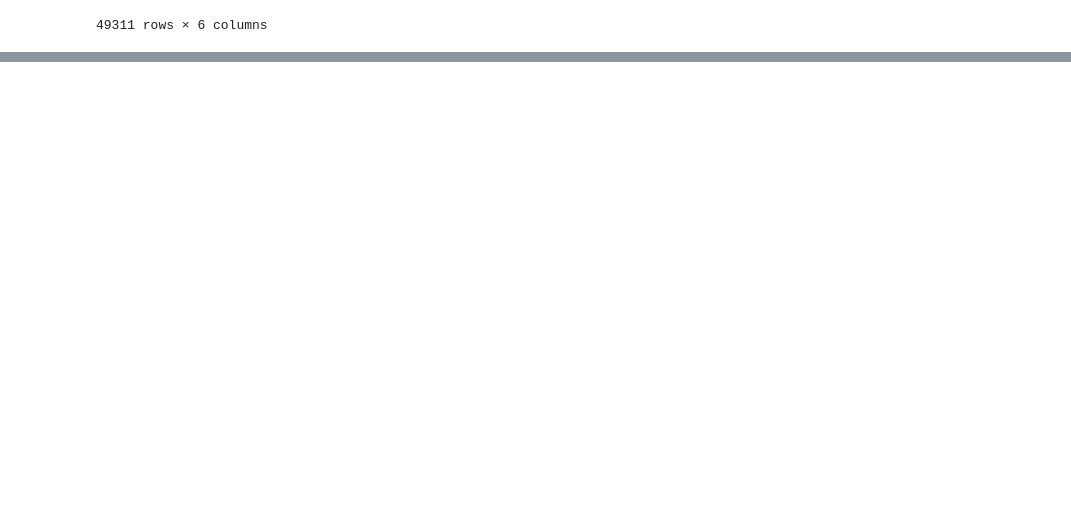
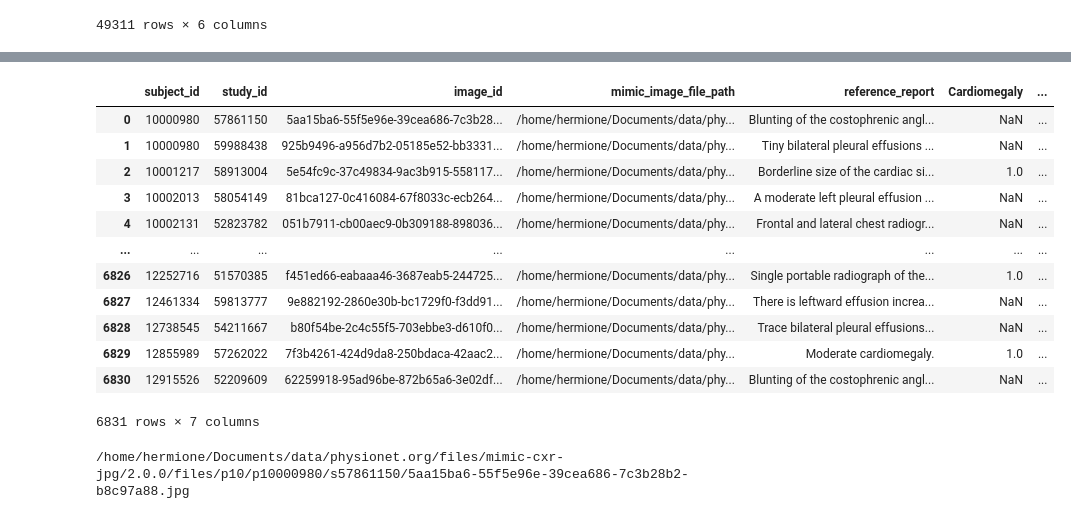
Before and after one commit to hermionewarr/rgrg_pretrained, a Jupyter notebook: src/dataset/create_datasubset.ipynb, the cells around one changed output, grey strips where cells are left out. Cells and saved outputs as stored; diff of their text form; code cells hidden in the pictures; blank space fills up the shorter version.

```diff
--- a/src/dataset/create_datasubset.ipynb
+++ b/src/dataset/create_datasubset.ipynb
@@ -227,0 +433,3 @@ There is also fullness of the right hilum which is new. . The heart size is top
+# %%
+final = pd.read_csv("/home/hermione/Documents/data/rgrg/dataset-with-reference-reports/train_subset_simplified.csv")
+final
@@ -227,0 +450,24 @@ There is also fullness of the right hilum which is new. . The heart size is top
+# %%
+diseases = chexpert.columns[2:]
+diseases = diseases.drop(['Cardiomegaly','Pleural Effusion'])
+#not sure the index and reports are right wait to use final
+with_chex = pd.merge(final, chexpert, on=['subject_id', 'study_id']).drop(columns=diseases.tolist())
+with_chex
+# %% [output]
+|  | subject_id | study_id | image_id | mimic_image_file_path | reference_report | Cardiomegaly | ... |
+| 0 | 10000980 | 57861150 | 5aa15ba6-55f5e96e-39cea686-7c3b28... | /home/hermione/Documents/data/phy... | Blunting of the costophrenic angl... | NaN | ... |
+| 1 | 10000980 | 59988438 | 925b9496-a956d7b2-05185e52-bb3331... | /home/hermione/Documents/data/phy... | Tiny bilateral pleural effusions ... | NaN | ... |
+| 2 | 10001217 | 58913004 | 5e54fc9c-37c49834-9ac3b915-558117... | /home/hermione/Documents/data/phy... | Borderline size of the cardiac si... | 1.0 | ... |
+| 3 | 10002013 | 58054149 | 81bca127-0c416084-67f8033c-ecb264... | /home/hermione/Documents/data/phy... | A moderate left pleural effusion ... | NaN | ... |
+| 4 | 10002131 | 52823782 | 051b7911-cb00aec9-0b309188-898036... | /home/hermione/Documents/data/phy... | Frontal and lateral chest radiogr... | NaN | ... |
+| ... | ... | ... | ... | ... | ... | ... | ... |
+| 6826 | 12252716 | 51570385 | f451ed66-eabaaa46-3687eab5-244725... | /home/hermione/Documents/data/phy... | Single portable radiograph of the... | 1.0 | ... |
+| 6827 | 12461334 | 59813777 | 9e882192-2860e30b-bc1729f0-f3dd91... | /home/hermione/Documents/data/phy... | There is leftward effusion increa... | NaN | ... |
+| 6828 | 12738545 | 54211667 | b80f54be-2c4c55f5-703ebbe3-d610f0... | /home/hermione/Documents/data/phy... | Trace bilateral pleural effusions... | NaN | ... |
+| 6829 | 12855989 | 57262022 | 7f3b4261-424d9da8-250bdaca-42aac2... | /home/hermione/Documents/data/phy... | Moderate cardiomegaly. | 1.0 | ... |
+| 6830 | 12915526 | 52209609 | 62259918-95ad96be-872b65a6-3e02df... | /home/hermione/Documents/data/phy... | Blunting of the costophrenic angl... | NaN | ... |
+6831 rows × 7 columns
+# %%
+print(with_chex['mimic_image_file_path'][0])
+# %% [output]
+/home/hermione/Documents/data/physionet.org/files/mimic-cxr-jpg/2.0.0/files/p10/p10000980/s57861150/5aa15ba6-55f5e96e-39cea686-7c3b28b2-b8c97a88.jpg
```
Also changed, not shown: parts of 28 cells of this notebook, 11 other files.
